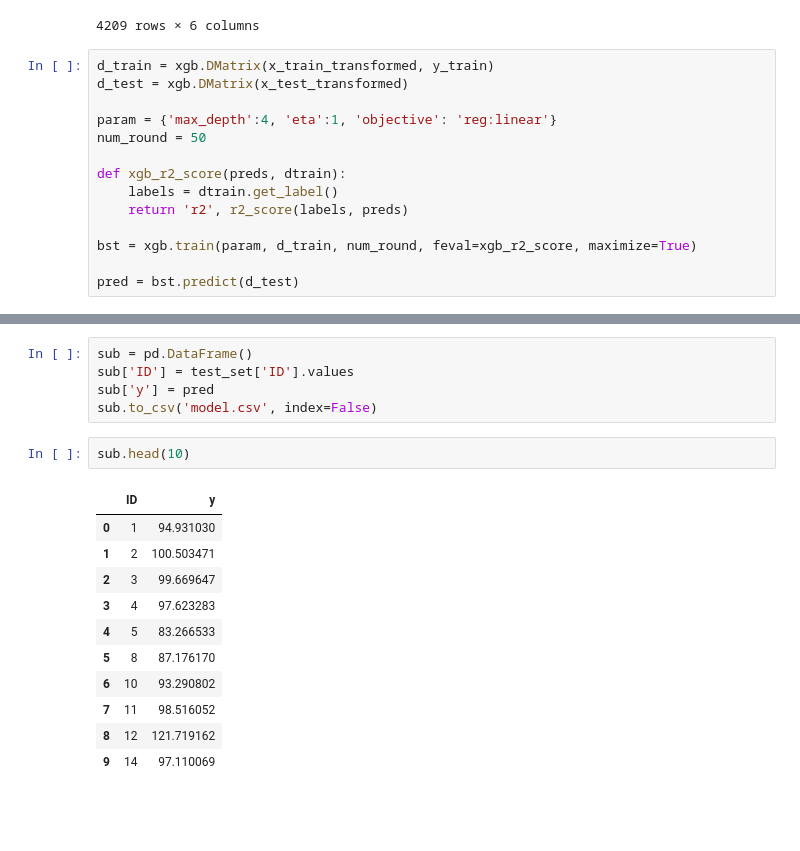
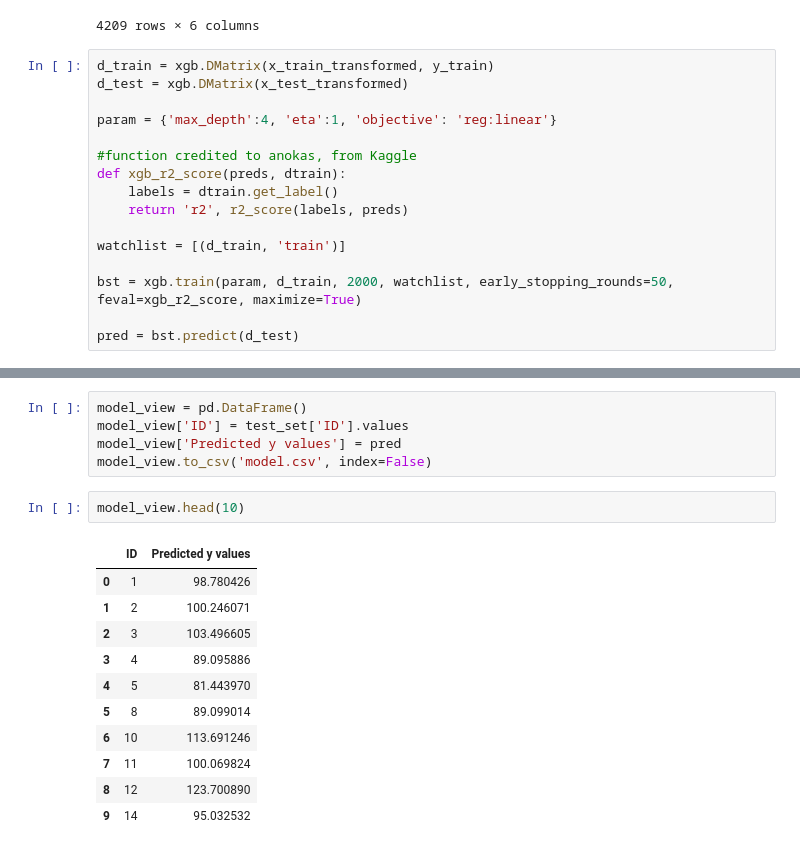
Before and after one commit to ovokpus/Car-Manufacturing-Test, a Jupyter notebook: Mercedes Benz Greener.ipynb, the cells around one changed output, grey strips where cells are left out. Cells and saved outputs as stored; diff of their text form; blank space fills up the shorter version.

```diff
--- a/Mercedes Benz Greener.ipynb
+++ b/Mercedes Benz Greener.ipynb
@@ -348,13 +342,15 @@ d_train = xgb.DMatrix(x_train_transformed, y_train)
 d_test = xgb.DMatrix(x_test_transformed)
 
 param = {'max_depth':4, 'eta':1, 'objective': 'reg:linear'}
-num_round = 50
 
+#function credited to anokas, from Kaggle
 def xgb_r2_score(preds, dtrain):
     labels = dtrain.get_label()
     return 'r2', r2_score(labels, preds)
 
-bst = xgb.train(param, d_train, num_round, feval=xgb_r2_score, maximize=True)
+watchlist = [(d_train, 'train')]
+
+bst = xgb.train(param, d_train, 2000, watchlist, early_stopping_rounds=50, feval=xgb_r2_score, maximize=True)
 
 pred = bst.predict(d_test)
 # %% [output]
@@ -363,19 +374,19 @@ pred = bst.predict(d_test)
 # %%
-sub = pd.DataFrame()
-sub['ID'] = test_set['ID'].values
-sub['y'] = pred
-sub.to_csv('model.csv', index=False)
+model_view = pd.DataFrame()
+model_view['ID'] = test_set['ID'].values
+model_view['Predicted y values'] = pred
+model_view.to_csv('model.csv', index=False)
 # %%
-sub.head(10)
+model_view.head(10)
 # %% [output]
-|  | ID | y |
-| 0 | 1 | 94.931030 |
-| 1 | 2 | 100.503471 |
-| 2 | 3 | 99.669647 |
-| 3 | 4 | 97.623283 |
-| 4 | 5 | 83.266533 |
-| 5 | 8 | 87.176170 |
-| 6 | 10 | 93.290802 |
-| 7 | 11 | 98.516052 |
-| 8 | 12 | 121.719162 |
-| 9 | 14 | 97.110069 |
+|  | ID | Predicted y values |
+| 0 | 1 | 98.780426 |
+| 1 | 2 | 100.246071 |
+| 2 | 3 | 103.496605 |
+| 3 | 4 | 89.095886 |
+| 4 | 5 | 81.443970 |
+| 5 | 8 | 89.099014 |
+| 6 | 10 | 113.691246 |
+| 7 | 11 | 100.069824 |
+| 8 | 12 | 123.700890 |
+| 9 | 14 | 95.032532 |
```
Also changed, not shown: parts of 9 cells of this notebook, 2 other files.
